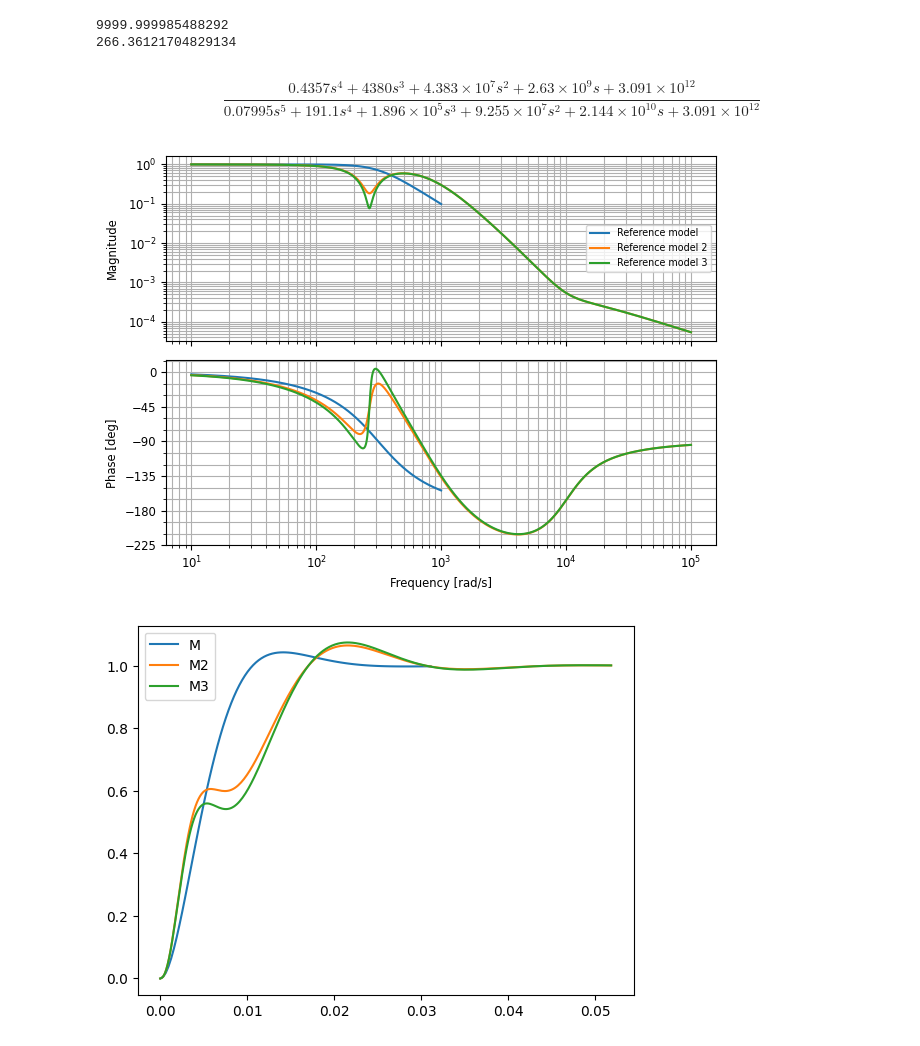
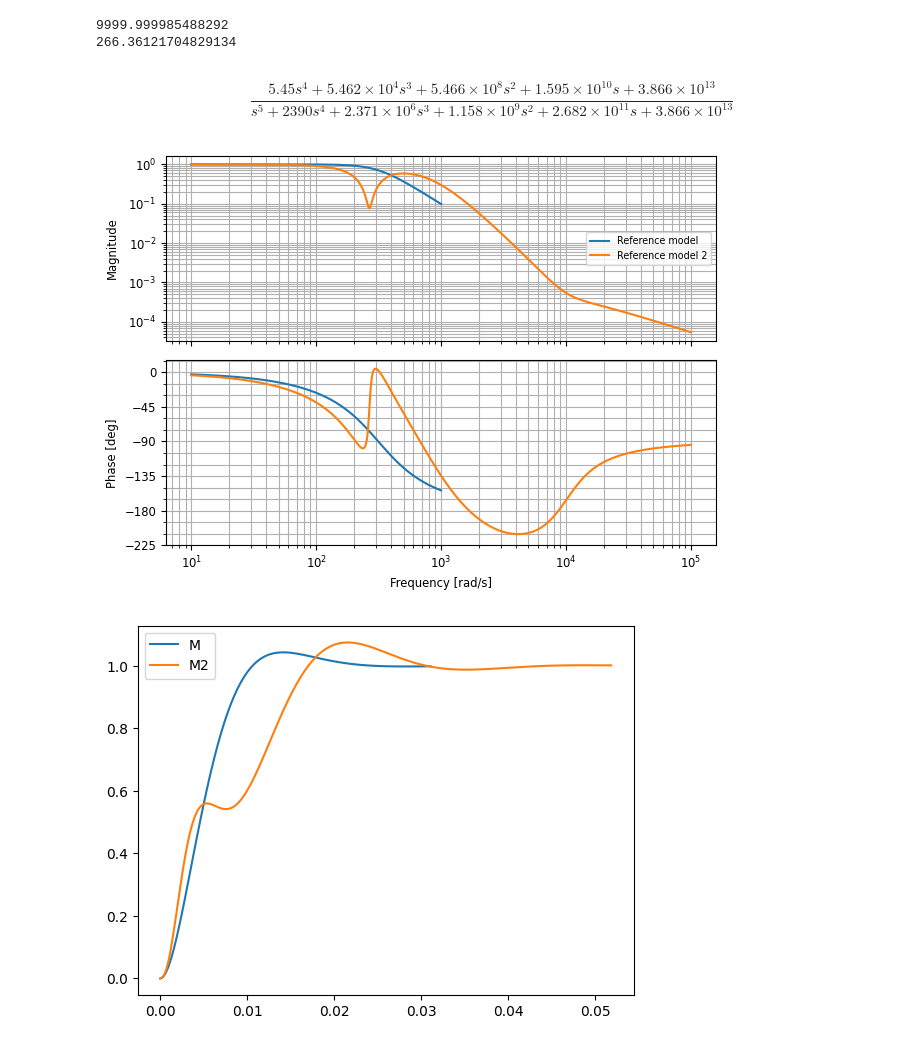
Before and after one commit to eliasrhoden/Sinumerik-Ctrl, a Jupyter notebook: imc_design.ipynb, the cells around one changed output. Cells and saved outputs as stored; diff of their text form; code cells hidden in the pictures.

Commit message:
Fixed more figures

```diff
--- a/imc_design.ipynb
+++ b/imc_design.ipynb
@@ -109,43 +110,46 @@ for z in Gf.zeros():
 266.36121704829134
 # %%
 
-M2 = ctrl.tf(1,Gf.num[0][0]) # Only inverse zeros of Gf
 
-M2 = 1/increase_damping(M2,0.1)
+
+
+M2 = ctrl.tf(Gf.num[0][0],1)
+
 w_cl_2 = 130*2*np.pi
 M2 *= pt2(266.36,0.5) * pt2(w_cl_2,0.8) * 1/(s/w_cl_2 + 1)
 M2 *= 1/M2.dcgain()
 M2.name = 'Reference model 2'
 
 
-M3 = ctrl.tf(Gf.num[0][0],1)
+M3 = ctrl.tf(1,Gf.num[0][0]) # Only inverse zeros of Gf
 
+M3 = 1/increase_damping(M3,0.1)
 w_cl_3 = 130*2*np.pi
 M3 *= pt2(266.36,0.5) * pt2(w_cl_3,0.8) * 1/(s/w_cl_3 + 1)
 M3 *= 1/M3.dcgain()
 M3.name = 'Reference model 3'
 
-
 ctrl.bode(M)
 ctrl.bode(M2)
-ctrl.bode(M3)
+#ctrl.bode(M3)
+save_fig('ref_model2')
 
 plt.figure()
 
 t0, y0 = ctrl.step_response(M)
 t1, y1 = ctrl.step_response(M2)
 t2, y2 = ctrl.step_response(M3)
 
 plt.plot(t0,y0,label='M')
 plt.plot(t1,y1,label='M2')
-plt.plot(t2,y2,label='M3')
+#plt.plot(t2,y2,label='M3')
 plt.legend()
 
 M2
 # %% [output]
-$$\frac{0.4357 s^4 + 4380 s^3 + 4.383 \times 10^{7} s^2 + 2.63 \times 10^{9} s + 3.091 \times 10^{12}}{0.07995 s^5 + 191.1 s^4 + 1.896 \times 10^{5} s^3 + 9.255 \times 10^{7} s^2 + 2.144 \times 10^{10} s + 3.091 \times 10^{12}}$$
+$$\frac{5.45 s^4 + 5.462 \times 10^{4} s^3 + 5.466 \times 10^{8} s^2 + 1.595 \times 10^{10} s + 3.866 \times 10^{13}}{s^5 + 2390 s^4 + 2.371 \times 10^{6} s^3 + 1.158 \times 10^{9} s^2 + 2.682 \times 10^{11} s + 3.866 \times 10^{13}}$$
-[figure, old version]
+[figure, new version]
-[figure, old version]
+[figure, new version]
 # %%
 
 C_imc2 = M2/(1-M2) * (1/Gf)
```
Also changed, not shown: parts of 6 cells of this notebook, 8 other files.
